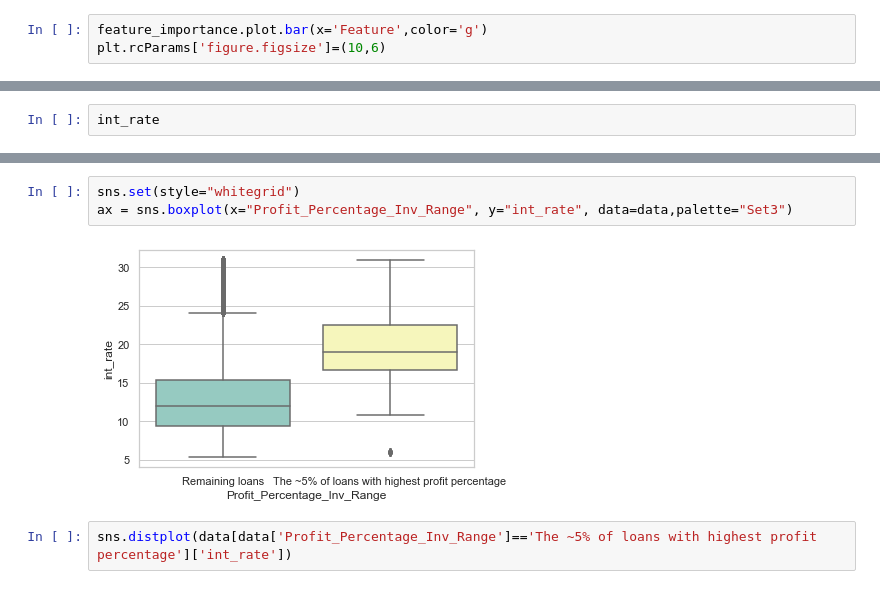
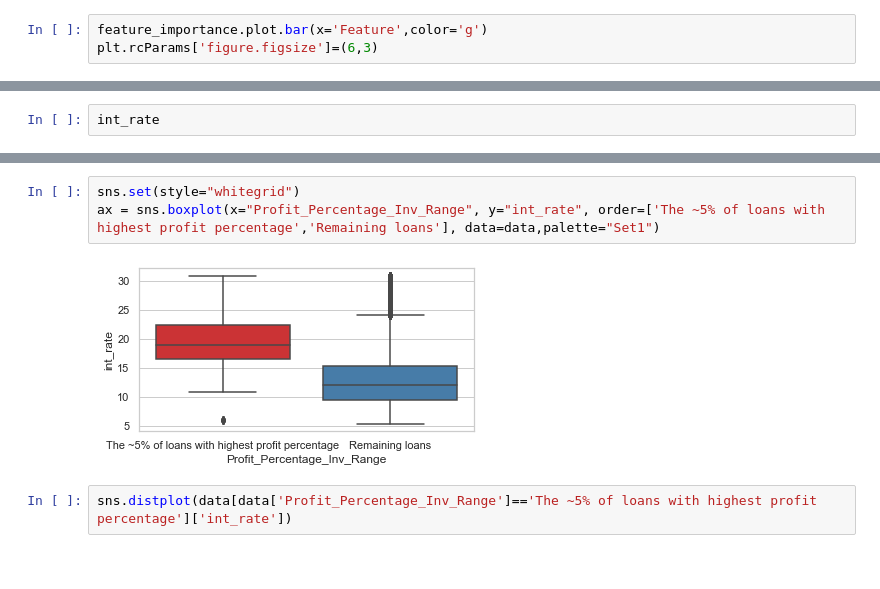
Before and after one commit to lebawilamowsky/capstone_project, a Jupyter notebook: Capstone_Project.ipynb, the cells around one changed output, grey strips where cells are left out. Cells and saved outputs as stored; diff of their text form.

```diff
--- a/Capstone_Project.ipynb
+++ b/Capstone_Project.ipynb
@@ -626,5 +695,5 @@ feature_importance
 | 51 | tax_liens | 0.001354 |
 # %%
 feature_importance.plot.bar(x='Feature',color='g')
-plt.rcParams['figure.figsize']=(10,6)
+plt.rcParams['figure.figsize']=(6,3)
 # %% [output]
@@ -674,8 +781,8 @@ int_rate
 # %%
 sns.set(style="whitegrid")
-ax = sns.boxplot(x="Profit_Percentage_Inv_Range", y="int_rate", data=data,palette="Set3")
+ax = sns.boxplot(x="Profit_Percentage_Inv_Range", y="int_rate", order=['The ~5% of loans with highest profit percentage','Remaining loans'], data=data,palette="Set1")
 # %% [output]
-[figure, old version]
+[figure, new version]
 # %%
 sns.distplot(data[data['Profit_Percentage_Inv_Range']=='The ~5% of loans with highest profit percentage']['int_rate'])
 # %% [output]
```
Also changed, not shown: parts of 18 cells of this notebook.
